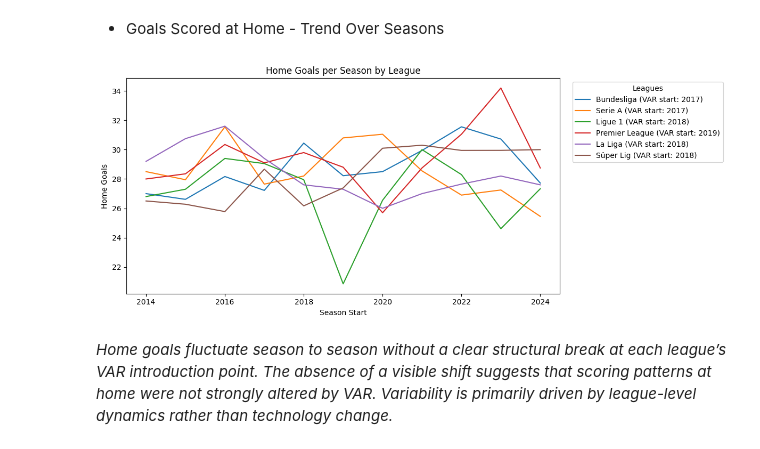
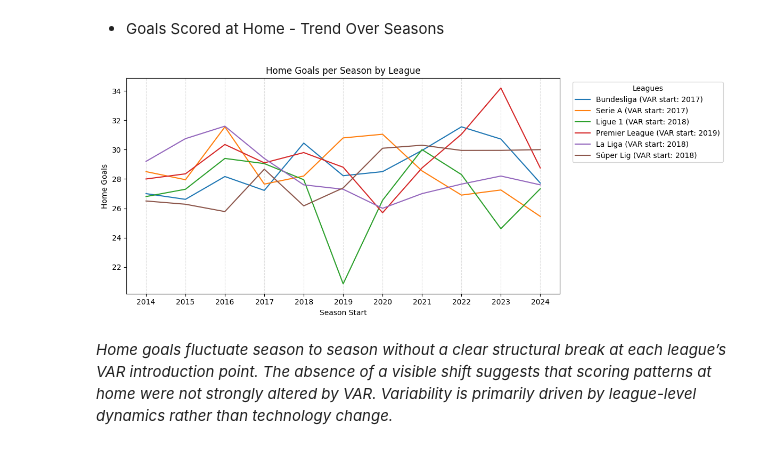
Before and after one commit to egeacar29415/var-impact-home-advantage, a Jupyter notebook: ExploratoryDataAnalysis.ipynb, the cells around one changed output. Drawn from its saved outputs; the diff is of its cells as text; code cells hidden in the pictures.

Commit message:
Updated Exploratory Data Analysis
Two graphs changed.
Two comments changed.
Some outputs changed. (2 missing values added to data)

```diff
--- a/ExploratoryDataAnalysis.ipynb
+++ b/ExploratoryDataAnalysis.ipynb
@@ -192,34 +192,37 @@ ax = sns.lineplot(
 var_years = {
     "Bundesliga": 2017,
     "Serie A": 2017,
     "La Liga": 2018,
     "Premier League": 2019,
     "Ligue 1": 2018,
     "Süper Lig": 2018
 }
 
 handles, labels = ax.get_legend_handles_labels()
 
 labels = [
     f"{lbl} (VAR start: {var_years.get(lbl)})"
     for lbl in labels
 ]
 
 plt.legend(
     handles,
     labels,
     title="Leagues",
     bbox_to_anchor=(1.02, 1),
     loc='upper left'
 )
 
 plt.title("Home Goals per Season by League")
 plt.xlabel("Season Start")
 plt.ylabel("Home Goals")
 plt.tight_layout()
+years = range(df['season_start'].min(), df['season_start'].max() + 1)
+plt.xticks(years)
+plt.grid(axis='x', linestyle='--', alpha=0.4)
 plt.show()
 # %% [output]
-[figure, old version]
+[figure, new version]
 # %% [markdown]
 *Home goals fluctuate season to season without a clear structural break at each league’s VAR introduction point. The absence of a visible shift suggests that scoring patterns at home were not strongly altered by VAR. Variability is primarily driven by league-level dynamics rather than technology change.*
 # %% [markdown]
```
Also changed, not shown: parts of 6 cells of this notebook.
